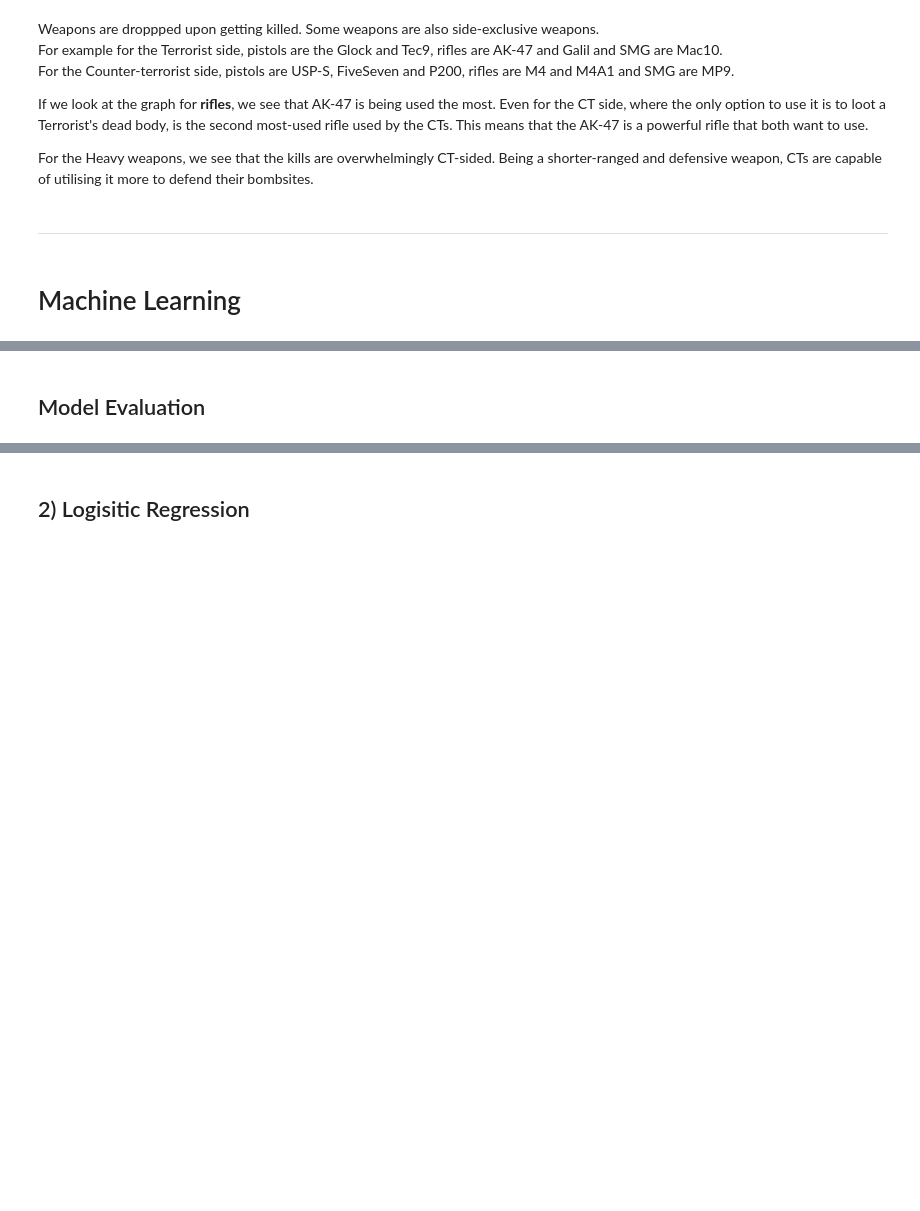
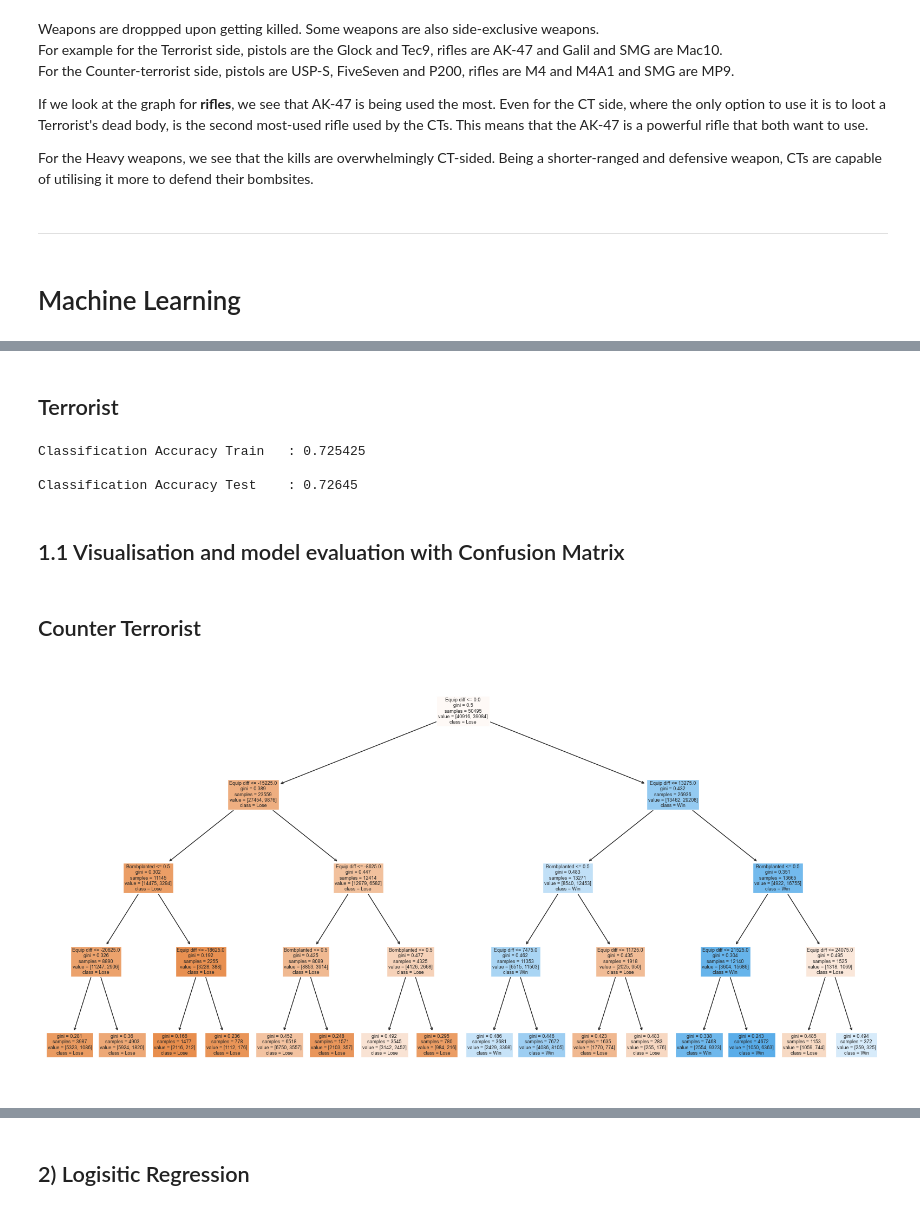
Before and after one commit to fattycuty/DSAI-Mini-Project, a Jupyter notebook: DS Mini-Project.ipynb, the cells around one changed output, grey strips where cells are left out. Drawn from its saved outputs; the diff is of its cells as text; code cells hidden in the pictures; blank space fills up the shorter version.

```diff
--- a/DS Mini-Project.ipynb
+++ b/DS Mini-Project.ipynb
@@ -732,22 +753,15 @@ X_train, X_test, y_train, y_test = train_test_split(eq_diff, side_win, test_size
 # %%
-from sklearn.tree import DecisionTreeClassifier
+from sklearn.ensemble import RandomForestClassifier
 
-dectree = DecisionTreeClassifier(max_depth = 3)
-dectree.fit(X_train, y_train)
+rfc = RandomForestClassifier(n_estimators=100, max_depth=4)
+rfc.fit(X_train, y_train.values.ravel())
+rfc_train_pred = rfc.predict(X_train)
+rfc_test_pred = rfc.predict(X_test)
 
-y_train_pred = dectree.predict(X_train)
-y_test_pred = dectree.predict(X_test)
-
-print("Goodness of Fit of Model \tTrain Dataset")
-print("Classification Accuracy \t:", dectree.score(X_train, y_train))
+print("Classification Accuracy Train\t:", rfc.score(X_train, y_train.values.ravel()))
+print()
+print("Classification Accuracy Test\t:", rfc.score(X_test, y_test.values.ravel()))
 print()
 
-print("Goodness of Fit of Model \tTest Dataset")
-print("Classification Accuracy \t:", dectree.score(X_test, y_test))
-print()
-
-f = plt.figure(figsize=(8,8))
-plot_tree(dectree, filled=True, rounded=True,
-          feature_names=["Equip value diff"],
-          class_names=["Lose ","Win "])
+acc_rfc = rfc.score(X_test, y_test.values.ravel())
 # %% [output]
@@ -777,2 +771,32 @@ ___
-# %% [markdown]
-## Model Evaluation
+# %% [markdown]
+## Terrorist
+# %%
+from sklearn.ensemble import RandomForestClassifier
+
+rfc_t = RandomForestClassifier(n_estimators=100, max_depth=4)
+rfc_t.fit(X_train_t, y_train_t.values.ravel())
+rfc_train_t_pred = rfc.predict(X_train_t)
+rfc_test_t_pred = rfc.predict(X_test_t)
+
+
+print("Classification Accuracy Train\t:", rfc_t.score(X_train_t, y_train_t.values.ravel()))
+print()
+
+print("Classification Accuracy Test\t:", rfc_t.score(X_test_t, y_test_t.values.ravel()))
+print()
+# %% [output]
+Classification Accuracy Train   : 0.725425
+
+Classification Accuracy Test    : 0.72645
+# %% [markdown]
+ ## 1.1 Visualisation and model evaluation with Confusion Matrix
+# %% [markdown]
+## Counter Terrorist
+# %%
+from sklearn.tree import plot_tree
+
+# Plotting the first tree of the Random Forest Classifier
+plt.figure(figsize=(20,10))
+tree = plot_tree(rfc.estimators_[0], feature_names=['Equip diff','Bombplanted'], class_names=['Lose', 'Win'], filled=True)
+# %% [output]
+[figure, added]
```
Also changed, not shown: parts of 59 cells of this notebook.
